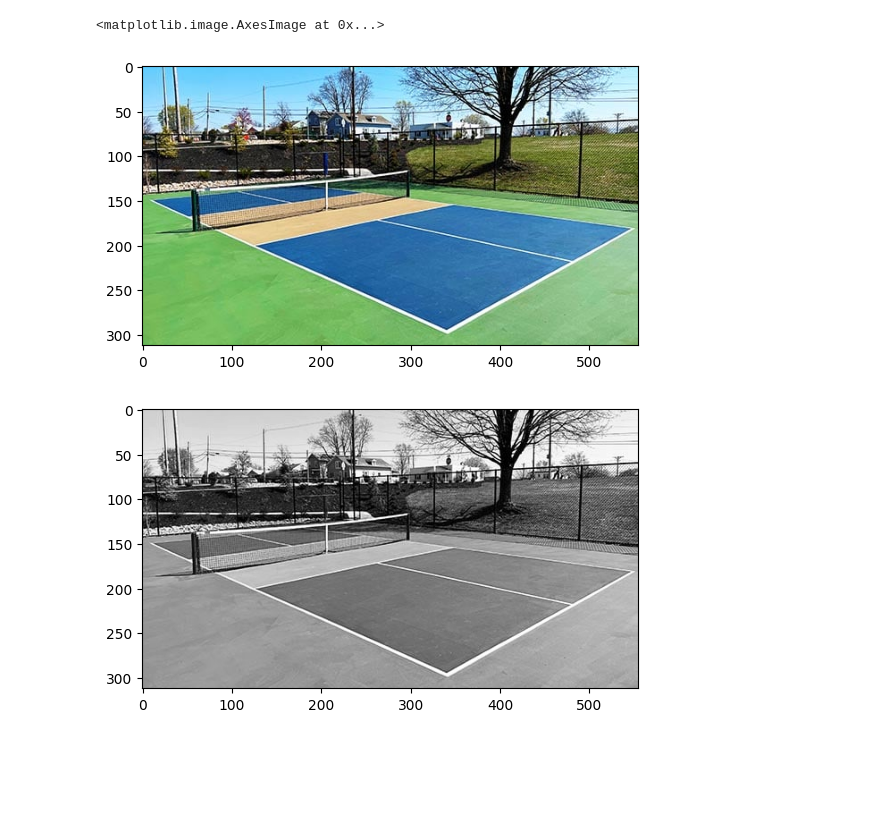
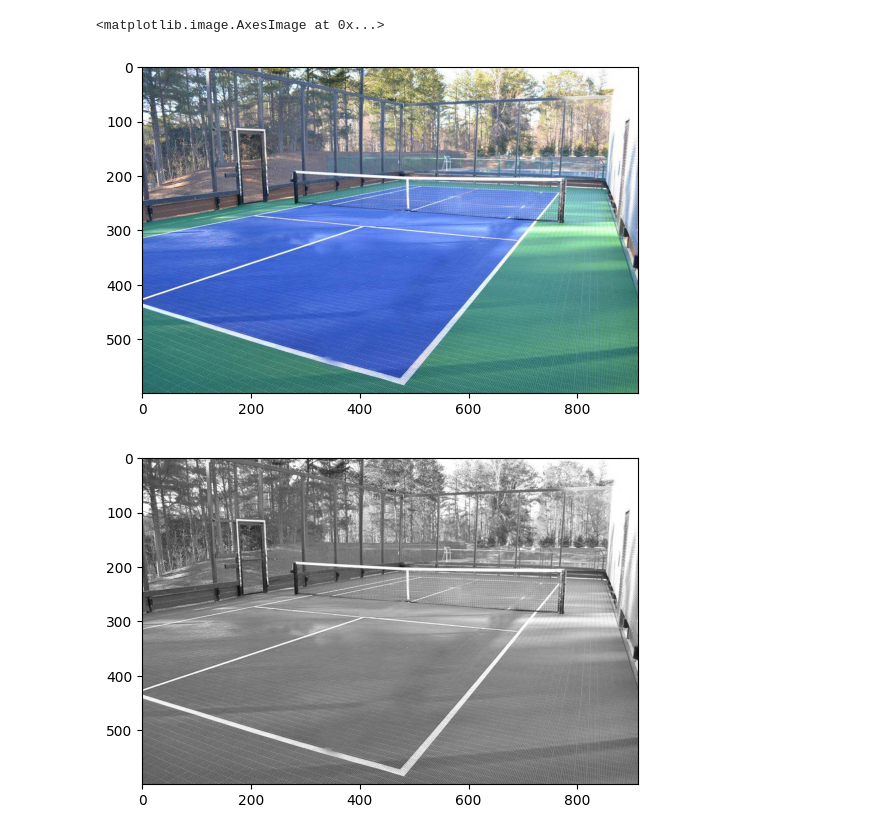
Before and after one commit to ekchapman/pickleball_roomba, a Jupyter notebook: vanishing_points/better_line_detection.ipynb, the cells around one changed output. Cells and saved outputs as stored; diff of their text form; code cells hidden in the pictures; blank space fills up the shorter version.

```diff
--- a/vanishing_points/better_line_detection.ipynb
+++ b/vanishing_points/better_line_detection.ipynb
@@ -8,24 +8,24 @@ from main import plot_segments, plot_lines
 from cluster import cluster_segments
 from optimize import find_vanishing_points
 # %%
-IM_PATH = "C:/Users/echapman/Downloads/pball_crawler/your_image_dir/000002.jpg"
+IM_PATH = "pb_court_1.jpg"
 
 im = cv.cvtColor(cv.imread(IM_PATH), cv.COLOR_BGR2RGB)
 im_gray = cv.cvtColor(im, cv.COLOR_BGR2GRAY)
 plt.imshow(im)
 plt.figure()
 plt.imshow(im_gray, cmap="gray")
 
 # plt.figure()
 # im_gaus = cv.GaussianBlur(im, (31, 31), 0)
 # im_blur = cv.medianBlur(im_gray, 51)
 # im_mask = np.abs(im_gray - im_blur) < 200
 # plt.imshow(im_mask, cmap="gray")
 # plt.imshow(im_gaus)
 # %% [output]
 <matplotlib.image.AxesImage at 0x...>
-[figure, old version]
+[figure, new version]
-[figure, old version]
+[figure, new version]
 # %%
 retval, im_thresh = cv.threshold(im_gray, 200, 255, cv.THRESH_BINARY)
 plt.imshow(im_thresh, cmap="gray")
```
Also changed, not shown: parts of 4 cells of this notebook, 1 other file.
